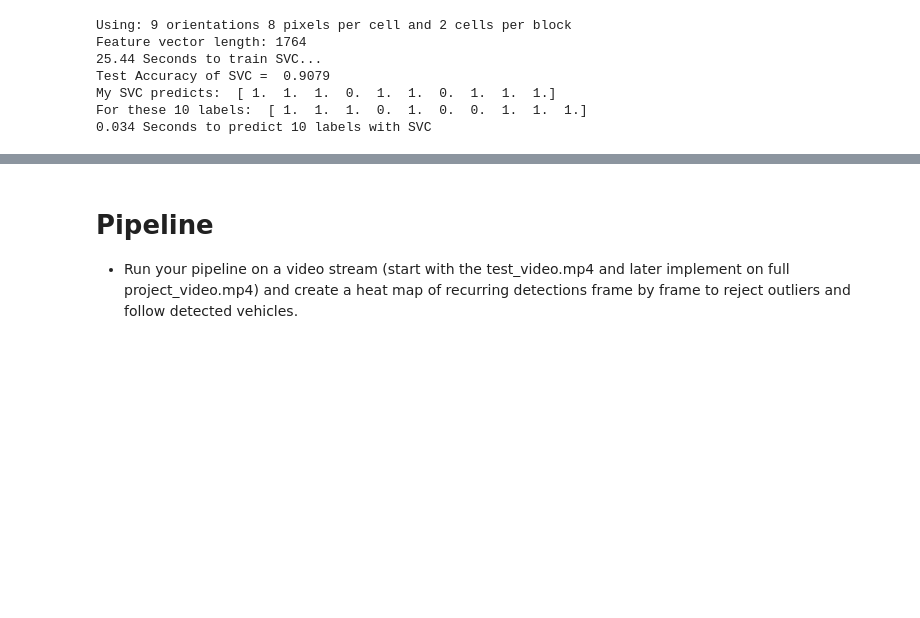
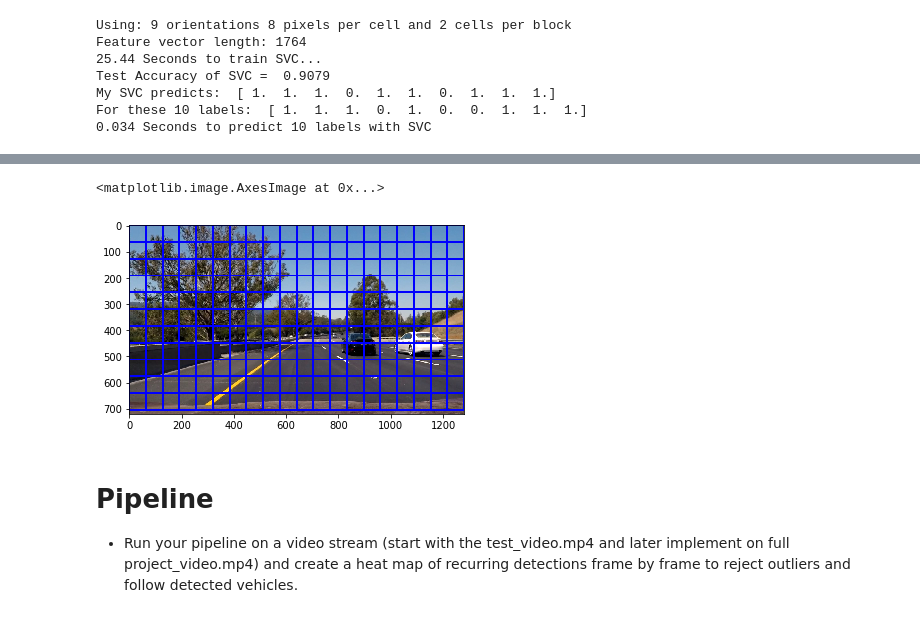
Before and after one commit to linuxairhead/SDC-P5-Vehicle-Detection, a Jupyter notebook: Vehicle Dection.ipynb, the cells around one changed output, grey strips where cells are left out. Saved outputs shown, nothing was run; the diff lists cells and outputs as text; code cells hidden in the pictures; blank space fills up the shorter version.

Commit message:
Fifth Commit: Sliding Windows

```diff
--- a/Vehicle Dection.ipynb
+++ b/Vehicle Dection.ipynb
@@ -311,0 +295,11 @@ For these 10 labels:  [ 1.  1.  1.  0.  1.  0.  0.  1.  1.  1.]
+# %%
+# Here is your draw_boxes function from the previous exercise
+def draw_boxes(img, bboxes, color=(0, 0, 255), thick=6):
+    # Make a copy of the image
+    imcopy = np.copy(img)
+    # Iterate through the bounding boxes
+    for bbox in bboxes:
+        # Draw a rectangle given bbox coordinates
+        cv2.rectangle(imcopy, bbox[0], bbox[1], color, thick)
+    # Return the image copy with boxes drawn
+    return imcopy
@@ -312,3 +369,19 @@ For these 10 labels:  [ 1.  1.  1.  0.  1.  0.  0.  1.  1.  1.]
+# %%
+windows = slide_window(testImages[0], x_start_stop=[None, None], y_start_stop=[None, None],
+                    xy_window=(128, 128), xy_overlap=(0.5, 0.5))
+
+window_img = draw_boxes(image, windows, color=(0, 0, 255), thick=6)
+plt.imshow(window_img)
+
+for i, fname in enumerate(images):
+    image = cv2.imread(fname)
+    image = cv2.cvtColor(image, cv2.COLOR_BGR2RGB)
+    testImages.append(image)
+    axs[i].axis('off')
+    axs[i].imshow(image)
+# %% [output]
+<matplotlib.image.AxesImage at 0x...>
+[figure, added]
 # %% [markdown]
 # Pipeline
 * Run your pipeline on a video stream (start with the test_video.mp4 and later implement on full project_video.mp4) and create a heat map of recurring detections frame by frame to reject outliers and follow detected vehicles.
```
Also changed, not shown: parts of 9 cells of this notebook.
